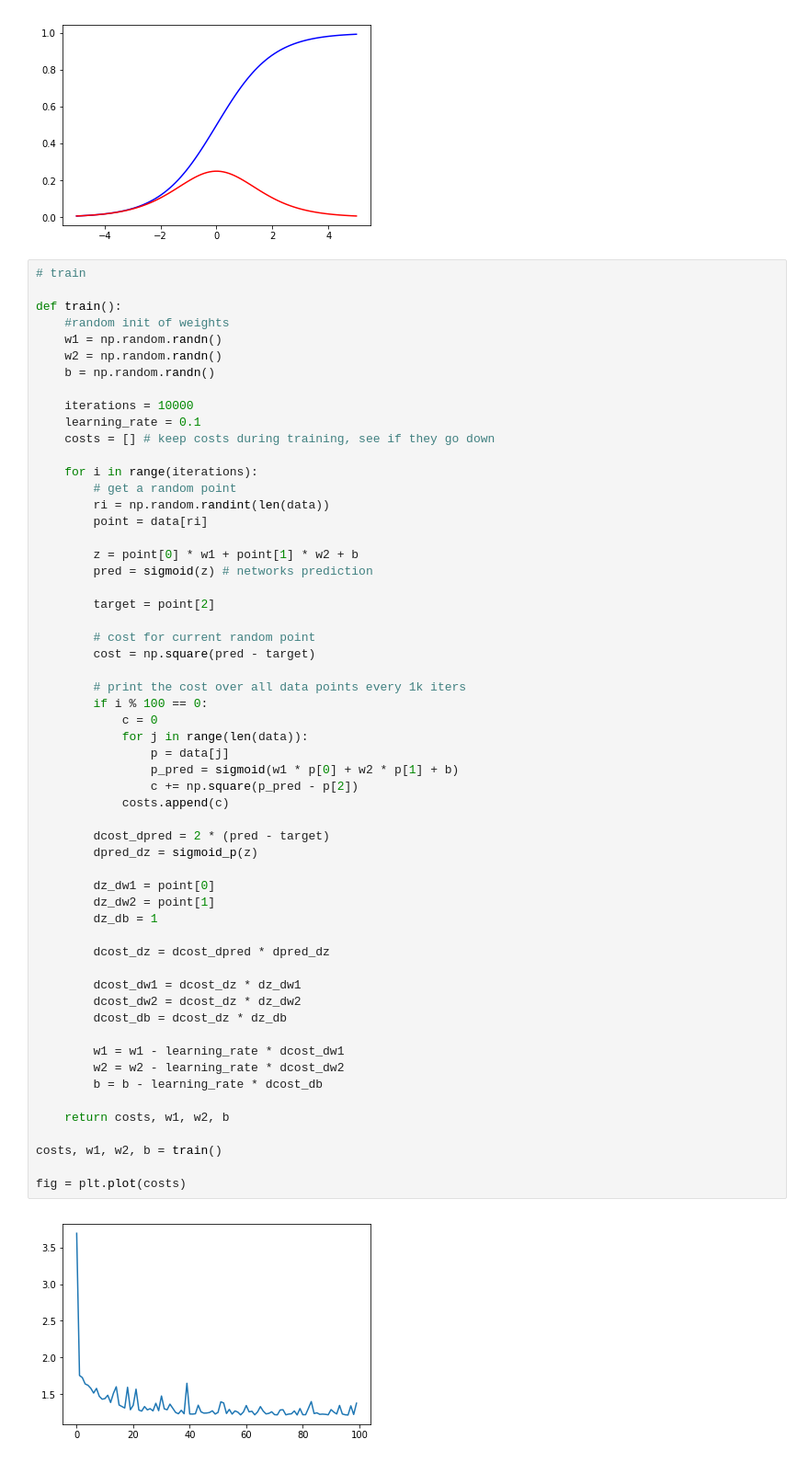
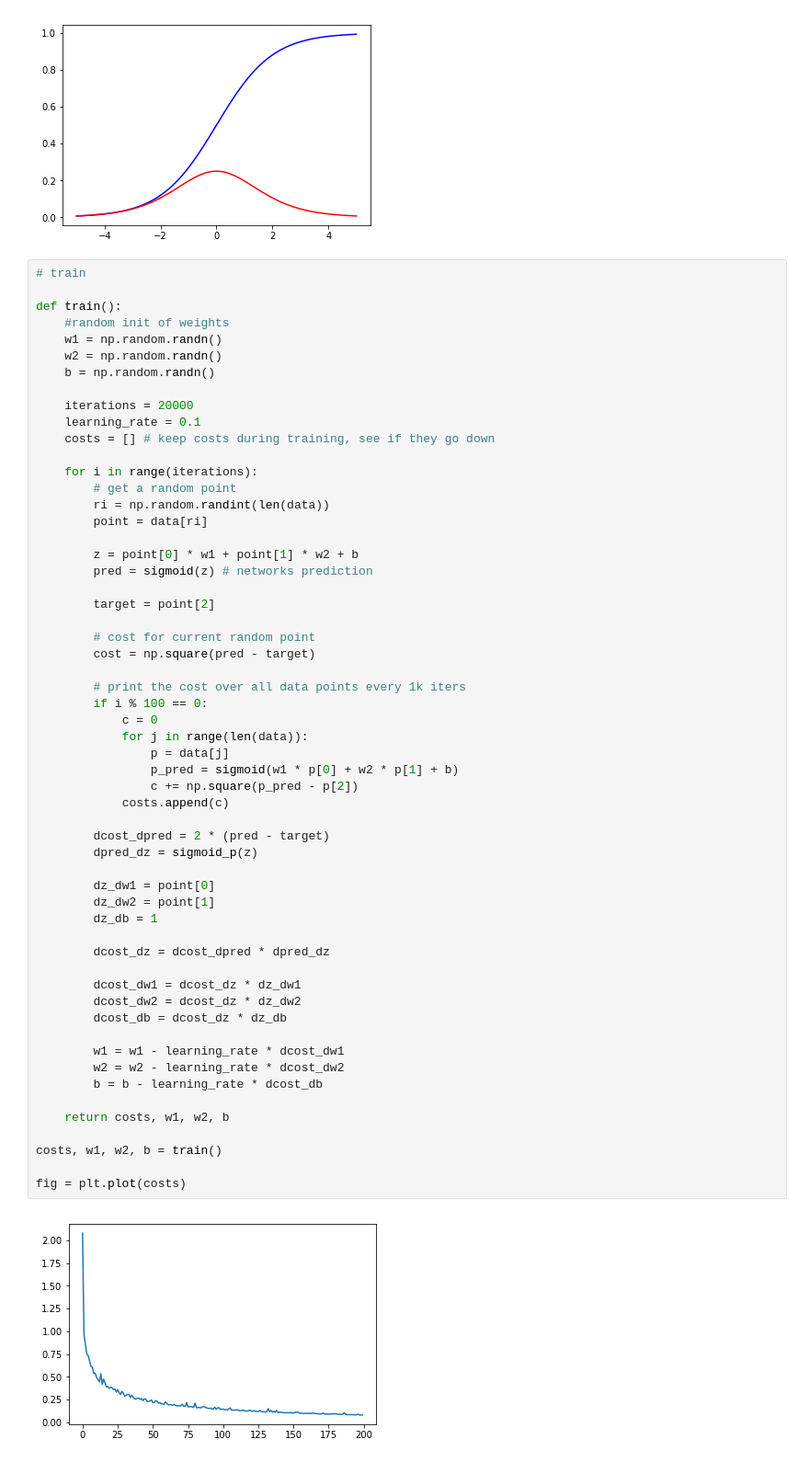
Before and after one commit to agungperdananto/MK-AI, a Jupyter notebook: NN_Basic.ipynb, the cells around one changed output. Shown at 92% size. Saved outputs shown, nothing was run; the diff lists cells and outputs as text.

```diff
--- a/NN_Basic.ipynb
+++ b/NN_Basic.ipynb
@@ -75,7 +75,7 @@ def train():
     w2 = np.random.randn()
     b = np.random.randn()
 
-    iterations = 10000
+    iterations = 20000
     learning_rate = 0.1
     costs = [] # keep costs during training, see if they go down
 
@@ -97,34 +97,34 @@ def train():
             c = 0
             for j in range(len(data)):
                 p = data[j]
                 p_pred = sigmoid(w1 * p[0] + w2 * p[1] + b)
                 c += np.square(p_pred - p[2])
             costs.append(c)
 
         dcost_dpred = 2 * (pred - target)
         dpred_dz = sigmoid_p(z)
 
         dz_dw1 = point[0]
         dz_dw2 = point[1]
         dz_db = 1
 
         dcost_dz = dcost_dpred * dpred_dz
 
         dcost_dw1 = dcost_dz * dz_dw1
         dcost_dw2 = dcost_dz * dz_dw2
         dcost_db = dcost_dz * dz_db
 
         w1 = w1 - learning_rate * dcost_dw1
         w2 = w2 - learning_rate * dcost_dw2
         b = b - learning_rate * dcost_db
 
     return costs, w1, w2, b
 
 costs, w1, w2, b = train()
 
 fig = plt.plot(costs)
 # %% [output]
-[figure, old version]
+[figure, new version]
 # %%
 print(round(costs[-1],2))
 # %% [output]
```
Also changed, not shown: parts of 5 cells of this notebook, 4 other files.
